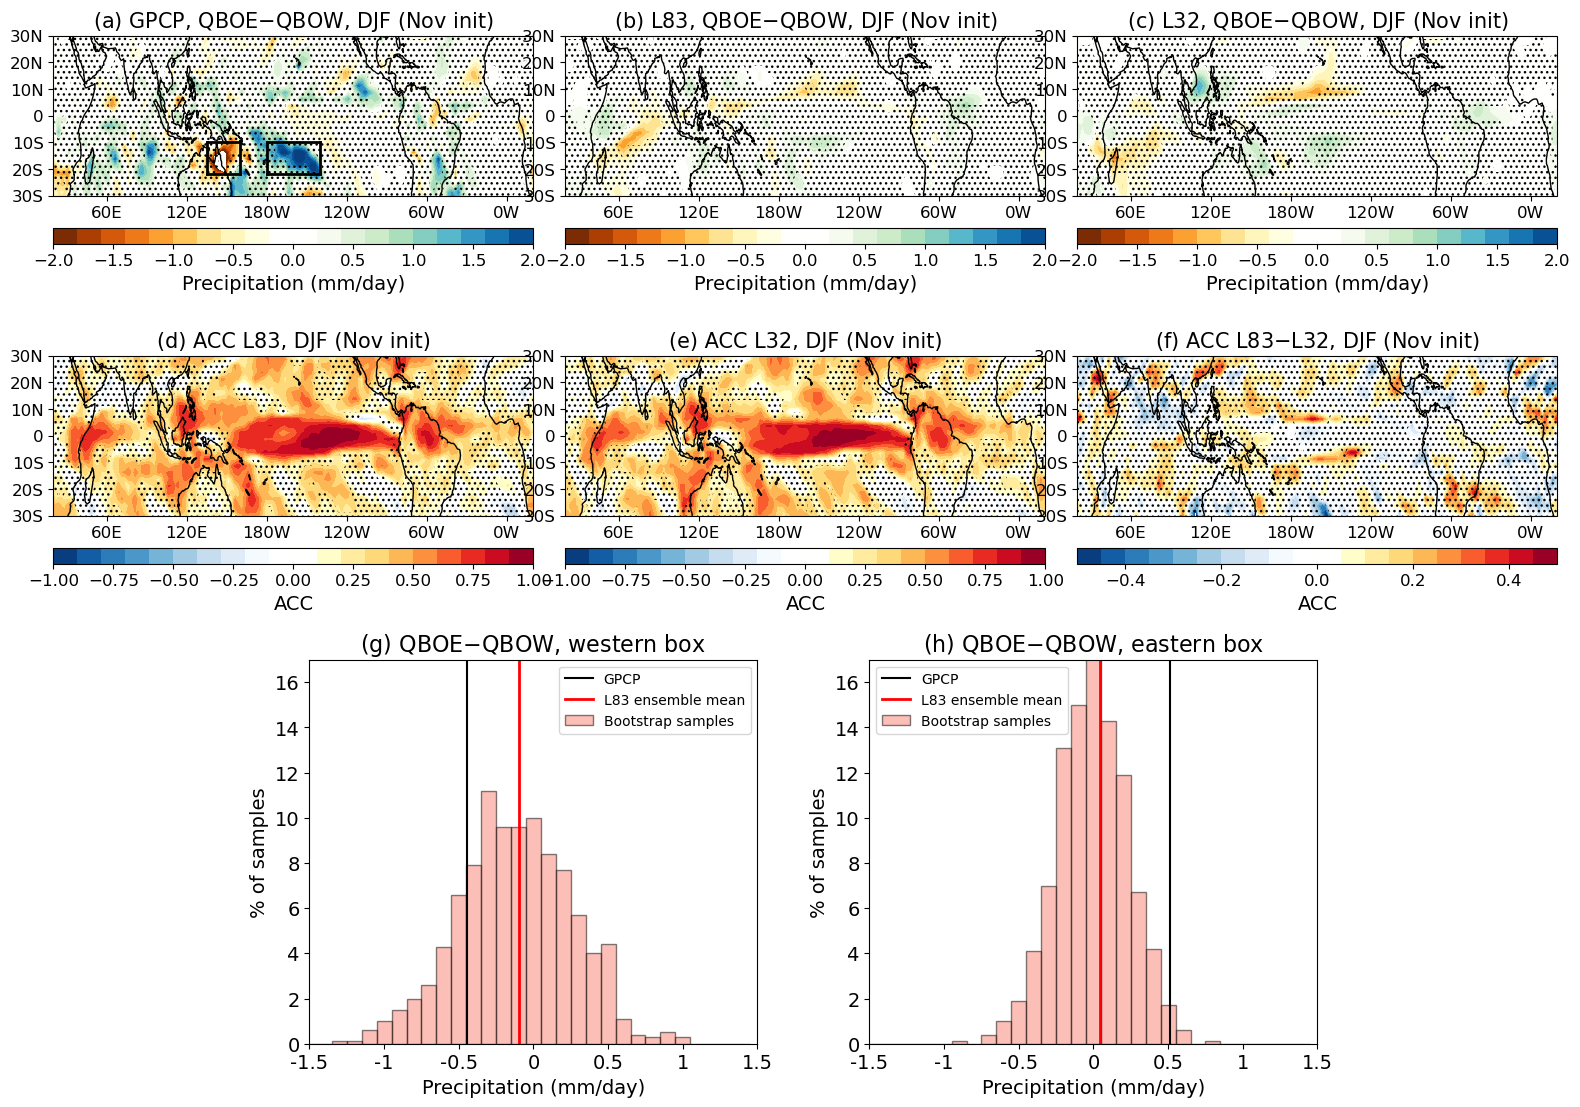
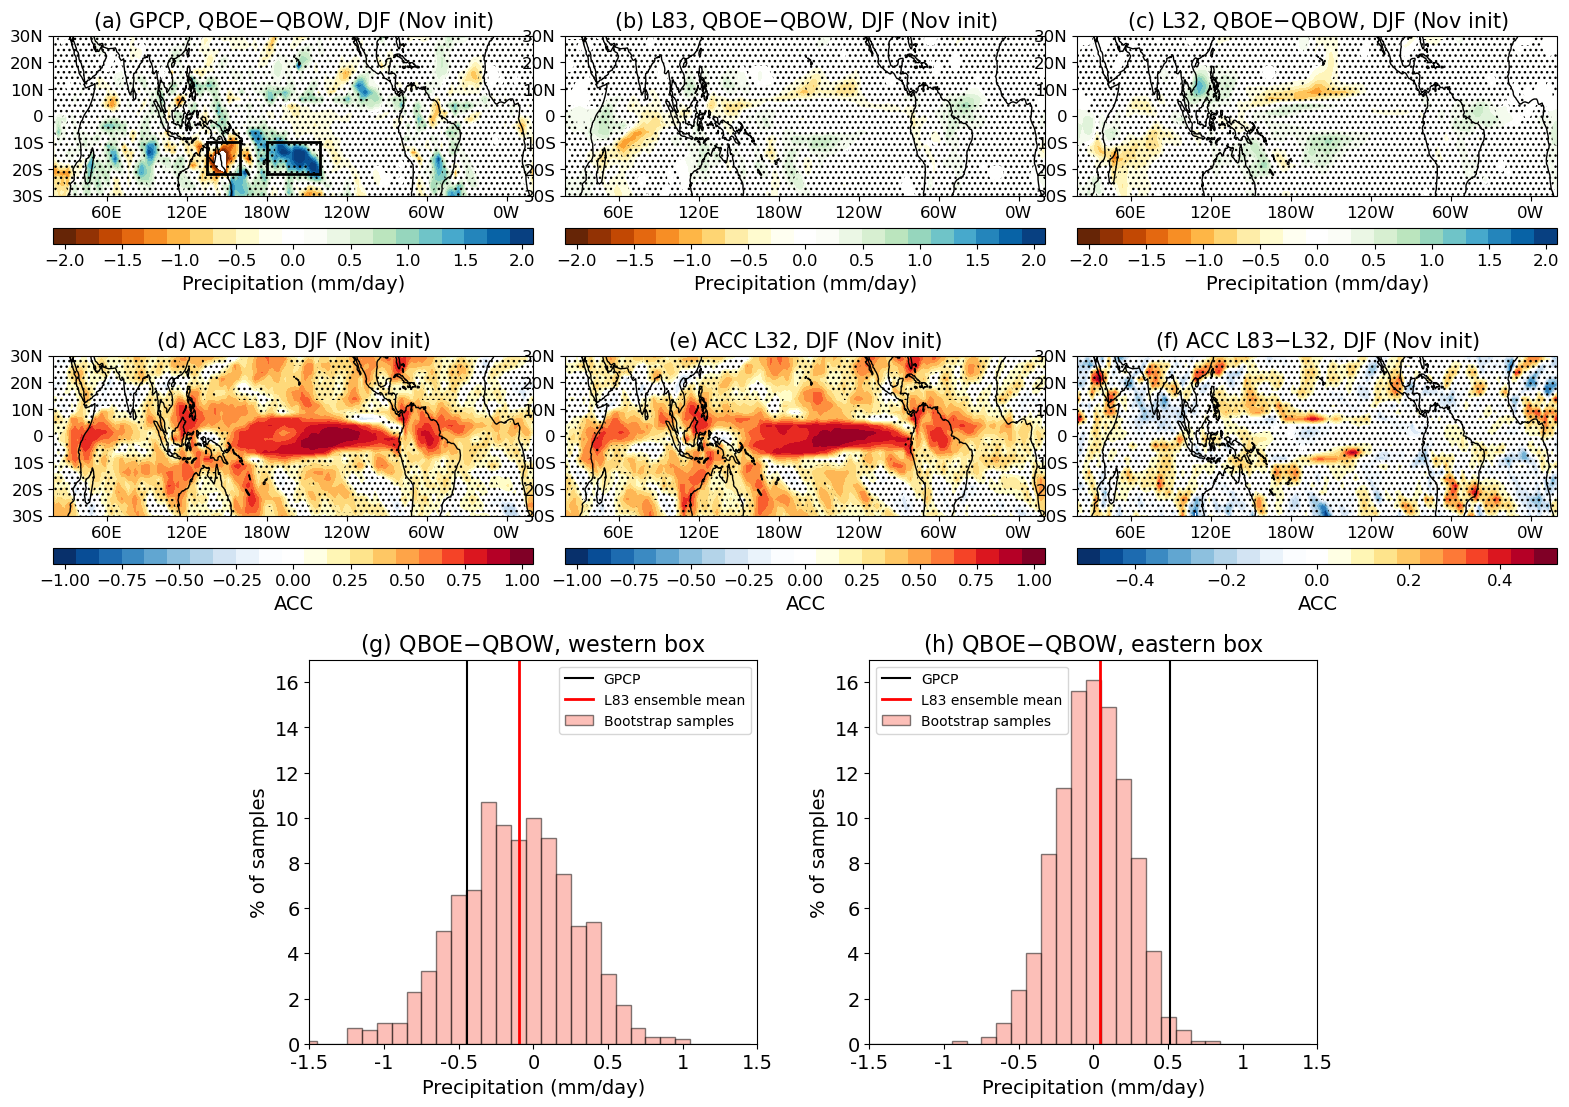
The change to this notebook cell's code, shown as a diff; its figure went from the first image to the second:
--- before
+++ after
@@ -89,2 +89,3 @@
 
 fig.savefig(plotpath+'fig14.png', bbox_inches='tight', facecolor='white')
+fig.savefig(plotpath+'fig14.pdf', bbox_inches='tight', facecolor='white')

Commit: updating figure scripts